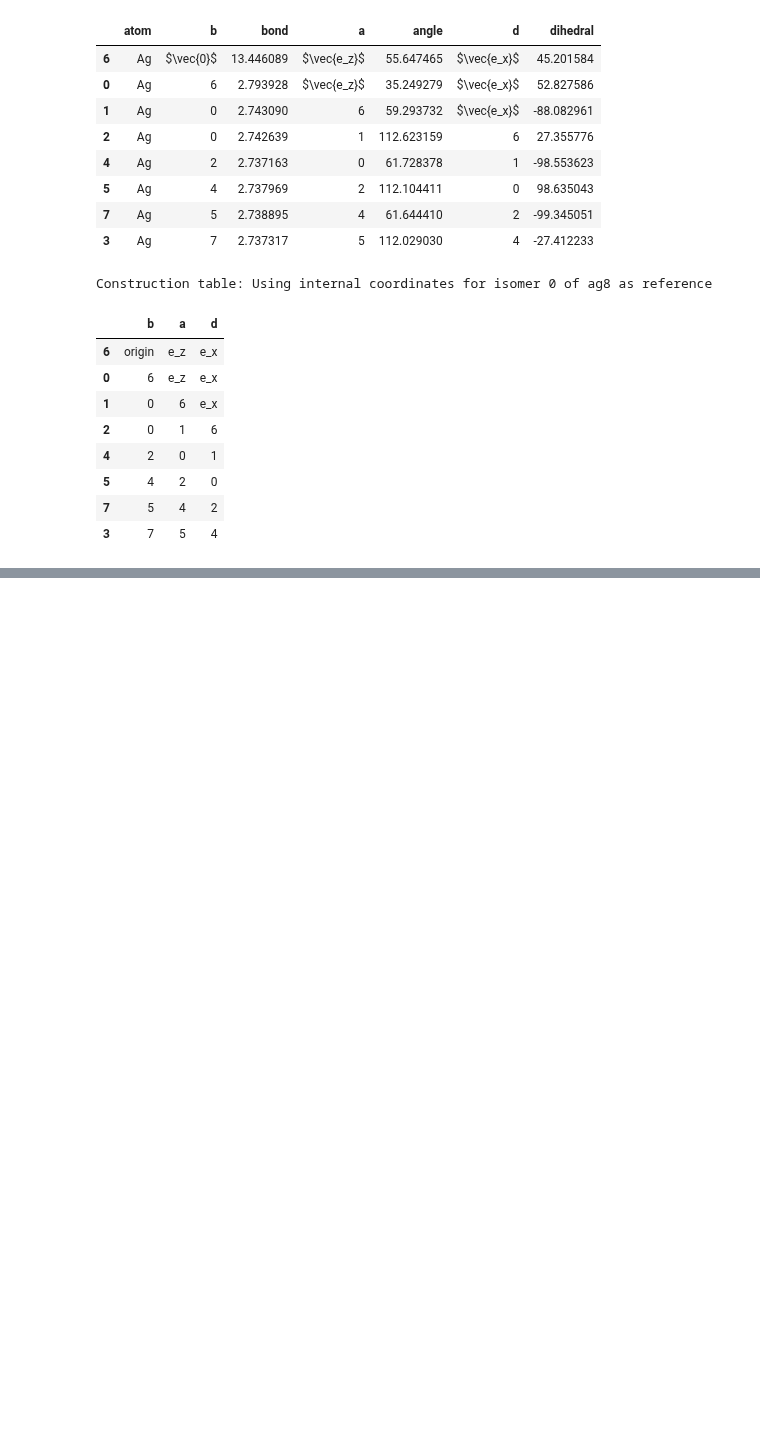
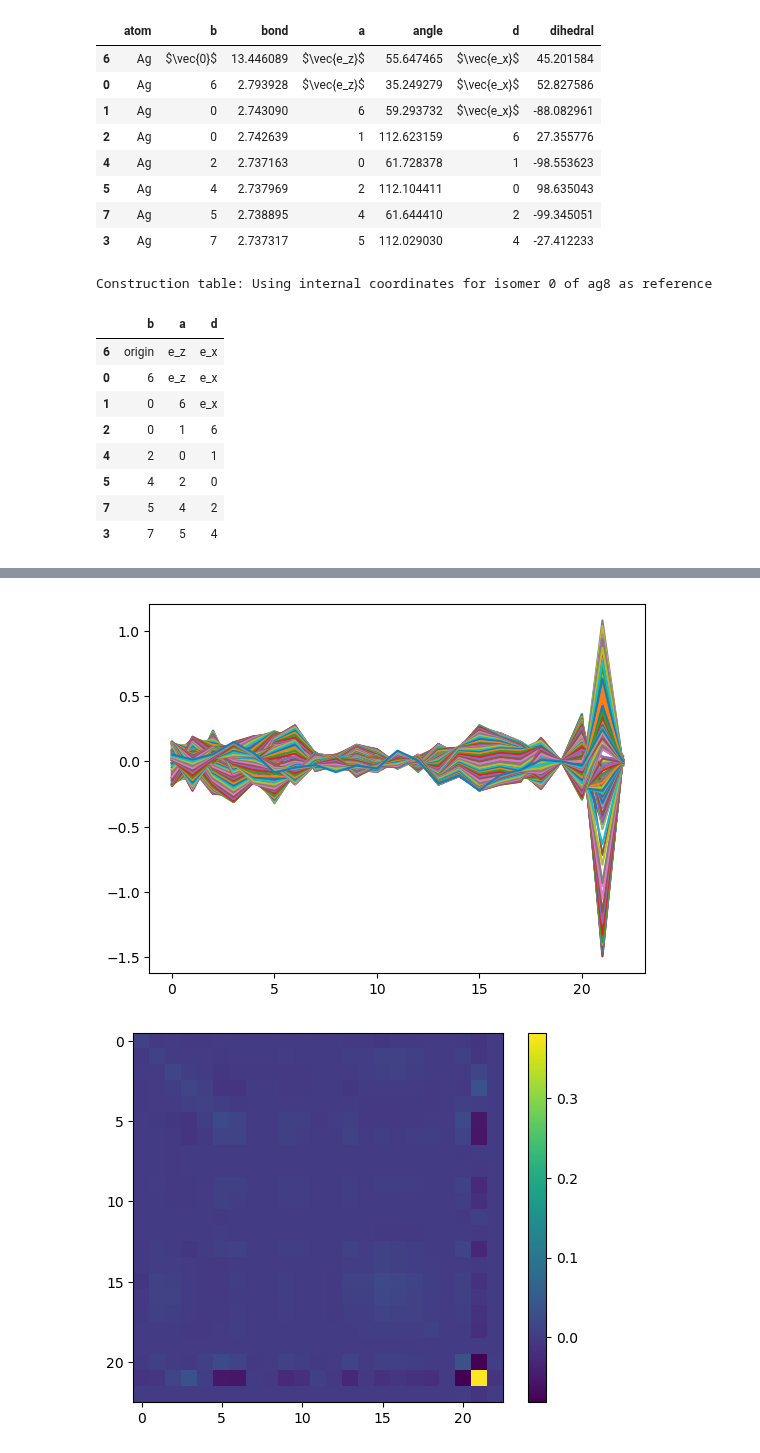
Before and after one commit to anacmolina/ML-DFT, a Jupyter notebook: notebooks/42b - ag8 internal coordinates analysis.ipynb, the cells around one changed output, grey strips where cells are left out. Cells and saved outputs as stored; diff of their text form; code cells hidden in the pictures; blank space fills up the shorter version.

```diff
--- a/notebooks/42b - ag8 internal coordinates analysis.ipynb
+++ b/notebooks/42b - ag8 internal coordinates analysis.ipynb
@@ -143 +156,4 @@ x_interns.agg(['min', 'max', 'mean', 'std'], axis=0)
 4 rows × 23 columns
+# %%
+x_intern_2 = x_rcs['1'].to_numpy()
+x_rcs['1'].agg(['min', 'max', 'mean', 'std'], axis=0)
@@ -167,0 +188,18 @@ _ = plt.plot(x_center_gauss.T, '.')
+# %%
+n_samples = x_intern_2.shape[0]
+x_center = (x_intern_2 - x_intern_2.mean(0))
+plt.plot(x_center.T)
+
+plt.figure()
+cov = x_center.T @ x_center / n_samples
+plt.imshow(cov)
+plt.colorbar()
+
+eval, evec = np.linalg.eigh(cov)
+x_center_gauss = np.random.multivariate_normal(np.zeros(dim), cov, size=n_samples)
+
+plt.figure()
+_ = plt.plot(x_center_gauss.T)
+# %% [output]
+[figure, added]
+[figure, added]
```
Also changed, not shown: parts of 17 cells of this notebook.
